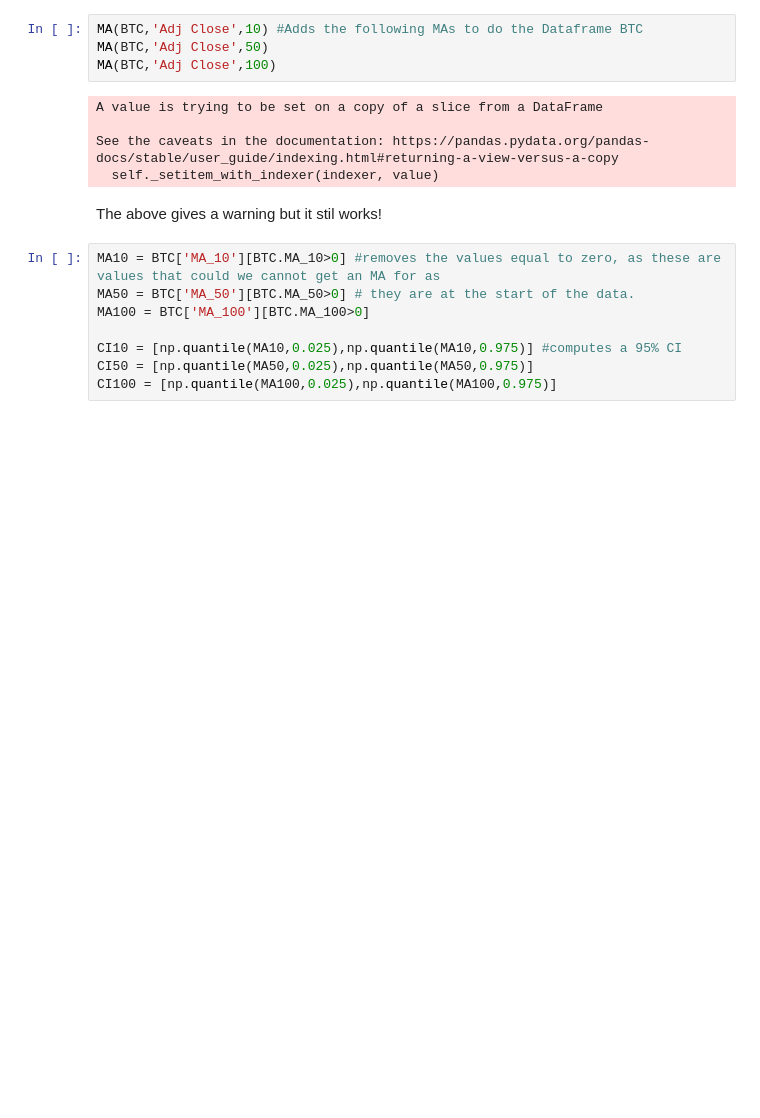
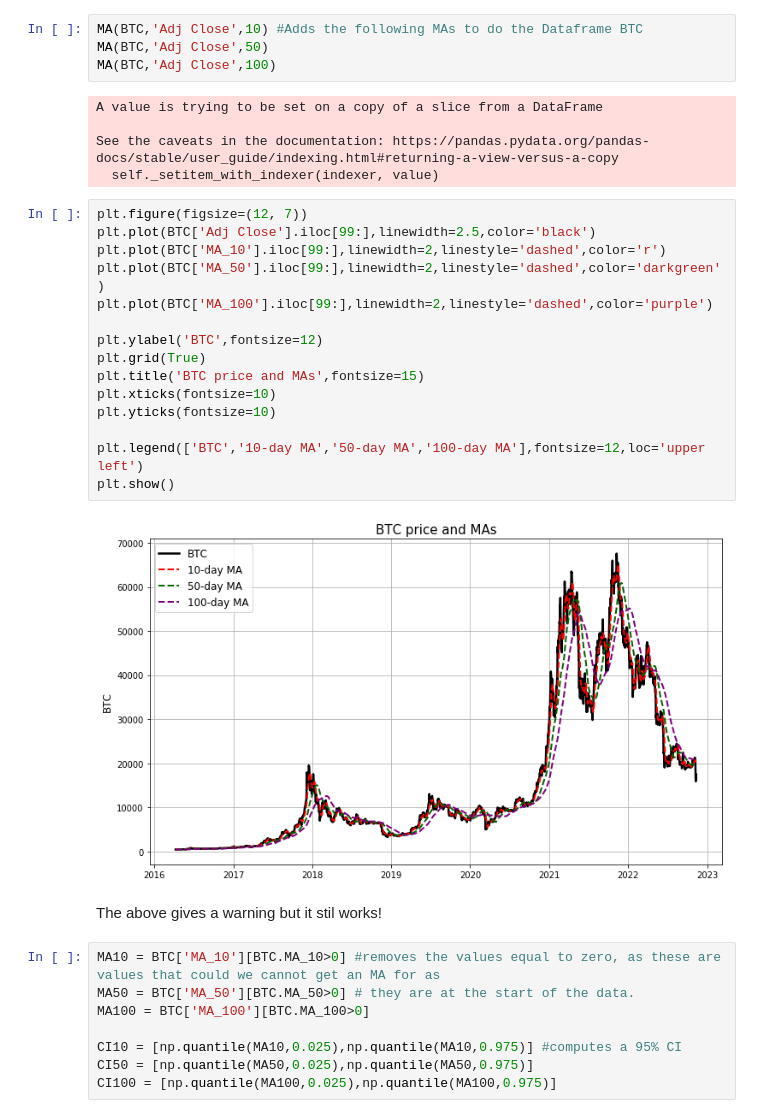
Before and after one commit to CameronStorey/DigitalTools_project, a Jupyter notebook: research_project/notebooks/Analysis.ipynb, the cells around one changed output. Saved outputs shown, nothing was run; the diff lists cells and outputs as text; blank space fills up the shorter version.

```diff
--- a/research_project/notebooks/Analysis.ipynb
+++ b/research_project/notebooks/Analysis.ipynb
@@ -152,6 +163,23 @@ A value is trying to be set on a copy of a slice from a DataFrame
 
 See the caveats in the documentation: https://pandas.pydata.org/pandas-docs/stable/user_guide/indexing.html#returning-a-view-versus-a-copy
   self._setitem_with_indexer(indexer, value)
+# %%
+plt.figure(figsize=(12, 7))
+plt.plot(BTC['Adj Close'].iloc[99:],linewidth=2.5,color='black')
+plt.plot(BTC['MA_10'].iloc[99:],linewidth=2,linestyle='dashed',color='r')
+plt.plot(BTC['MA_50'].iloc[99:],linewidth=2,linestyle='dashed',color='darkgreen')
+plt.plot(BTC['MA_100'].iloc[99:],linewidth=2,linestyle='dashed',color='purple')
+
+plt.ylabel('BTC',fontsize=12)
+plt.grid(True)
+plt.title('BTC price and MAs',fontsize=15)
+plt.xticks(fontsize=10)
+plt.yticks(fontsize=10)
+
+plt.legend(['BTC','10-day MA','50-day MA','100-day MA'],fontsize=12,loc='upper left')
+plt.show()
+# %% [output]
+[figure, added]
 # %% [markdown]
 The above gives a warning but it stil works!
 # %%
```
Also changed, not shown: parts of 5 cells of this notebook.
